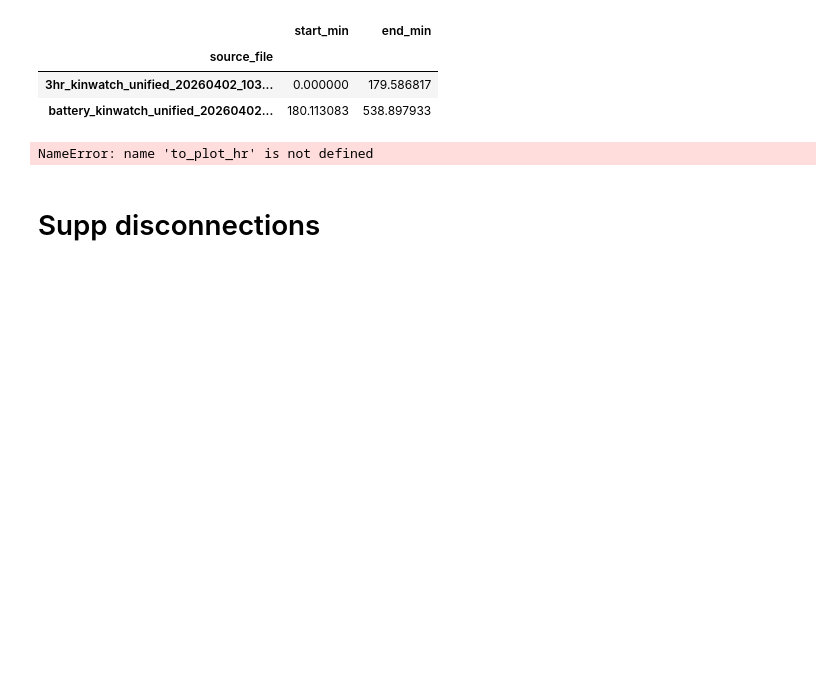
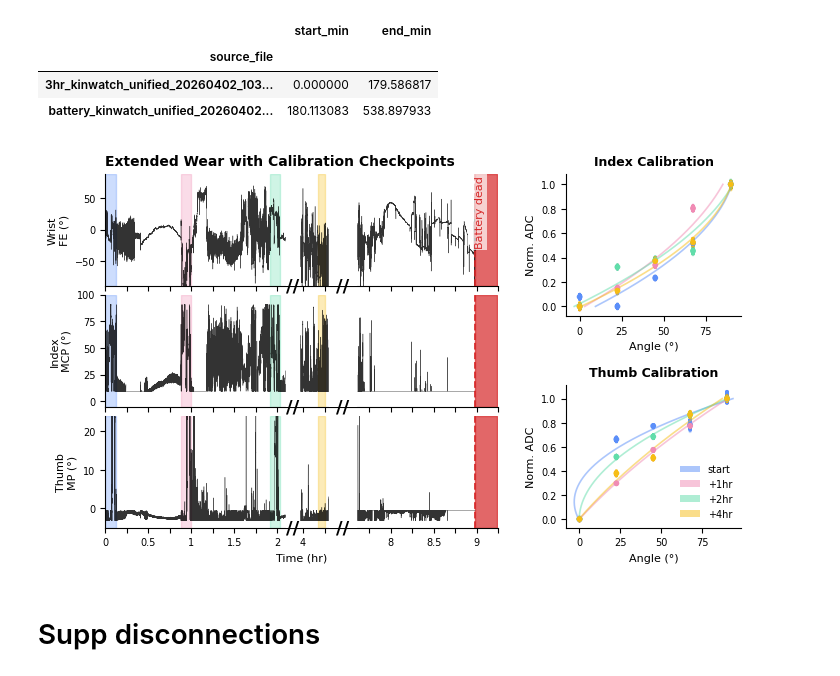
Before and after one commit to neuralengatberkeley/Strain-Sensor-, a Jupyter notebook: Code/analysis/camera_sensor_imu_analysis/wear_6hr_plotting.ipynb, the cells around one changed output. Drawn from its saved outputs; the diff is of its cells as text; code cells hidden in the pictures; blank space fills up the shorter version.

```diff
--- a/Code/analysis/camera_sensor_imu_analysis/wear_6hr_plotting.ipynb
+++ b/Code/analysis/camera_sensor_imu_analysis/wear_6hr_plotting.ipynb
@@ -2336,10 +2382,6 @@ calib_colors = SET_COLOR_MAP
 
 BATTERY_DIED_LABEL = "Battery dead"
 BATTERY_DIED_COLOR = "#D62728"
-
-data_end_original_hr = df_combined_final["elapsed_hr"].max()
-data_end_plot_hr = to_plot_hr(data_end_original_hr)
-x_axis_end_hr = to_plot_hr(max_original_hr)
 
 # -------------------------
 # x-axis gaps
@@ -2388,6 +2430,12 @@ else:
 
     gap_plot_spans = []
 
+# Compute transformed limits only after to_plot_hr has been defined.
+data_end_original_hr = df_combined_final["elapsed_hr"].max()
+max_original_hr = data_end_original_hr + RIGHT_PAD_HR
+data_end_plot_hr = to_plot_hr(data_end_original_hr)
+x_axis_end_hr = to_plot_hr(max_original_hr)
+
 # -------------------------
 # Figure layout: left 3x1 long trace, right 2x1 calibration curves
 # -------------------------
@@ -2412,8 +2460,10 @@ columns = [
 ]
 columns = [c for c in columns if c in df_combined_final.columns]
 
+def clean_combined_label(col):
+    return re.sub(r"\s*\[.*?\]", "", final_display_name_map.get(col, col))
+
 # force useful original-time ticks
-max_original_hr = df_combined_final["elapsed_hr"].max() + RIGHT_PAD_HR
 tick_original = np.arange(0, np.ceil(max_original_hr * 4) / 4 + 0.001, 0.25)
 tick_original = np.unique(np.r_[tick_original, [2.0, 4.0, 7.0]])
 tick_original = np.array([t for t in tick_original if not in_any_gap(t)])
@@ -2430,7 +2480,7 @@ for t in tick_original:
 for j, (ax, signal_col) in enumerate(zip(long_axes, columns)):
 
     # calibration block shading
-    for seg in calib_segments:
+    for seg in combined_calibration_blocks:
         start_hr = seg["start_min"] / 60.0
         end_hr = seg["end_min"] / 60.0
 
@@ -2440,7 +2490,7 @@ for j, (ax, signal_col) in enumerate(zip(long_axes, columns)):
         ax.axvspan(
             to_plot_hr(start_hr),
             to_plot_hr(end_hr),
-            color=calib_colors[seg["label"]],
+            color=calib_colors[seg["set_label"]],
             alpha=0.30,
             zorder=0,
         )
@@ -2517,7 +2567,7 @@ for j, (ax, signal_col) in enumerate(zip(long_axes, columns)):
     if signal_col in ylim_map_final:
         ax.set_ylim(*ylim_map_final[signal_col])
 
-    ax.set_ylabel(clean_label(signal_col), fontsize=8)
+    ax.set_ylabel(clean_combined_label(signal_col), fontsize=8)
 
     if j < len(columns) - 1:
         ax.tick_params(labelbottom=False)
@@ -2548,34 +2598,34 @@ _plot_calibration_sets_on_axes(
     set_order=SET_ORDER,
     set_color_map=SET_COLOR_MAP,
 )
 
 # ensure only bottom-right legend on thumb calibration plot
 if cal_axes[0].get_legend() is not None:
     cal_axes[0].get_legend().remove()
 
 cal_axes[1].legend(
     handles=[
         Patch(facecolor=SET_COLOR_MAP[label], lw=2, label=label, alpha=0.5)
         for label in SET_ORDER
     ],
     loc="lower right",
     frameon=False,
     fontsize=7,
 )
 
 # save as PDF#
 #fig_out = session_dir / "extended_wear_calibration_checkpoints.pdf"
 
 fig.savefig(
     "extended_wear_calibration_checkpoints.pdf",
     format="pdf",
     bbox_inches="tight",
 )
 
 #print(f"Saved: {fig_out}")
 plt.show()
 # %% [output]
-NameError: name 'to_plot_hr' is not defined
+[figure, added]
 # %% [markdown]
 # Supp disconnections
 # %%
```
Also changed, not shown: parts of 3 cells of this notebook, 9 other files.
